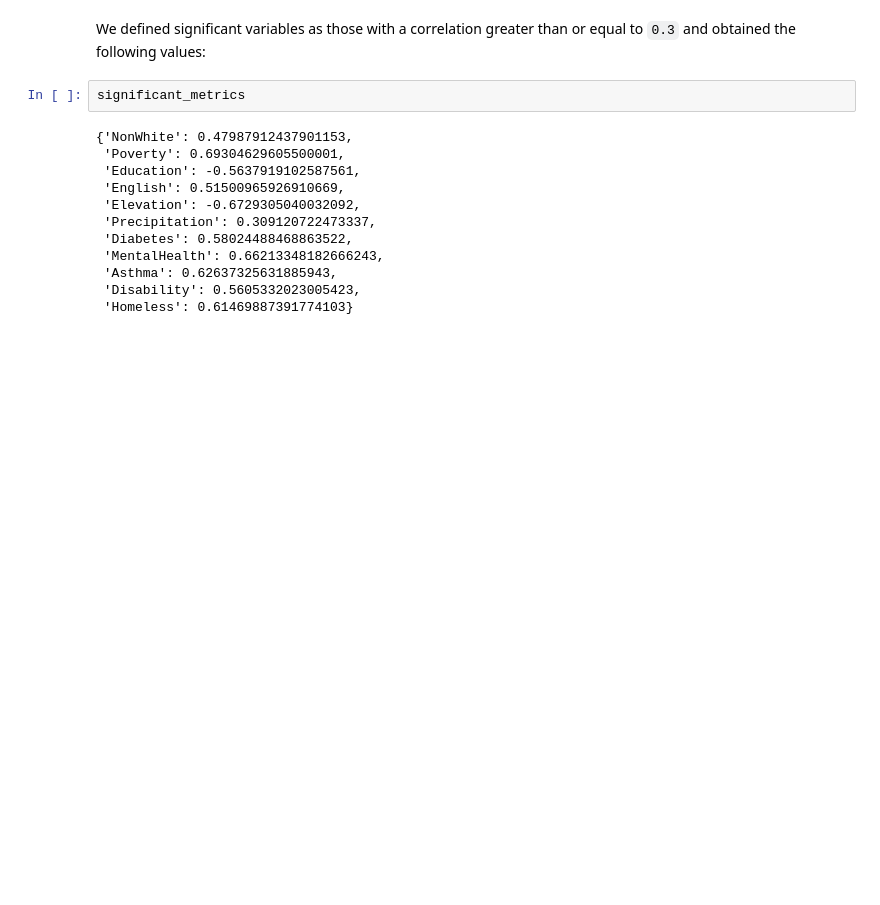
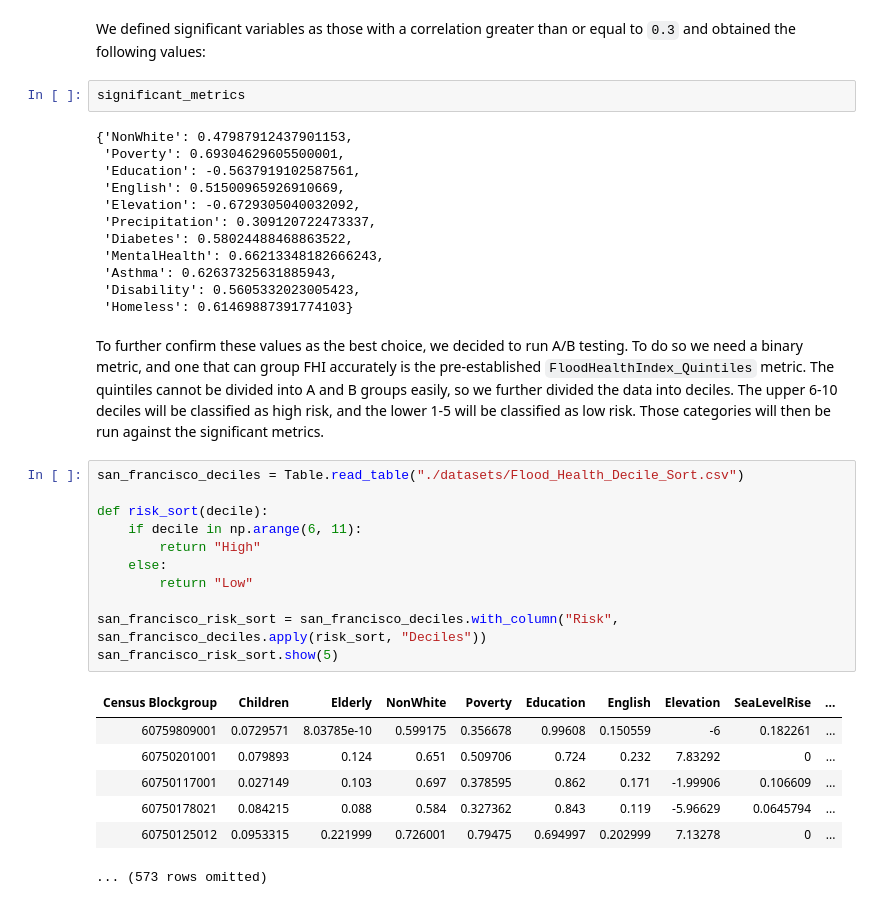
Before and after one commit to Ranabor/CDC-2022, a Jupyter notebook: empirical_analysis.ipynb, the cells around one changed output. Drawn from its saved outputs; the diff is of its cells as text; blank space fills up the shorter version.

```diff
--- a/empirical_analysis.ipynb
+++ b/empirical_analysis.ipynb
@@ -119,3 +119,24 @@ significant_metrics
  'Asthma': 0.62637325631885943,
  'Disability': 0.5605332023005423,
  'Homeless': 0.61469887391774103}
+# %% [markdown]
+To further confirm these values as the best choice, we decided to run A/B testing. To do so we need a binary metric, and one that can group FHI accurately is the pre-established `FloodHealthIndex_Quintiles` metric. The quintiles cannot be divided into A and B groups easily, so we further divided the data into deciles. The upper 6-10 deciles will be classified as high risk, and the lower 1-5 will be classified as low risk. Those categories will then be run against the significant metrics.
+# %%
+san_francisco_deciles = Table.read_table("./datasets/Flood_Health_Decile_Sort.csv")
+
+def risk_sort(decile):
+    if decile in np.arange(6, 11):
+        return "High"
+    else:
+        return "Low"
+
+san_francisco_risk_sort = san_francisco_deciles.with_column("Risk", san_francisco_deciles.apply(risk_sort, "Deciles"))
+san_francisco_risk_sort.show(5)
+# %% [output]
+| Census Blockgroup | Children | Elderly | NonWhite | Poverty | Education | English | Elevation | SeaLevelRise | ... |
+| 60759809001 | 0.0729571 | 8.03785e-10 | 0.599175 | 0.356678 | 0.99608 | 0.150559 | -6 | 0.182261 | ... |
+| 60750201001 | 0.079893 | 0.124 | 0.651 | 0.509706 | 0.724 | 0.232 | 7.83292 | 0 | ... |
+| 60750117001 | 0.027149 | 0.103 | 0.697 | 0.378595 | 0.862 | 0.171 | -1.99906 | 0.106609 | ... |
+| 60750178021 | 0.084215 | 0.088 | 0.584 | 0.327362 | 0.843 | 0.119 | -5.96629 | 0.0645794 | ... |
+| 60750125012 | 0.0953315 | 0.221999 | 0.726001 | 0.79475 | 0.694997 | 0.202999 | 7.13278 | 0 | ... |
+... (573 rows omitted)
```
Also changed, not shown: parts of 8 cells of this notebook, 2 other files.
